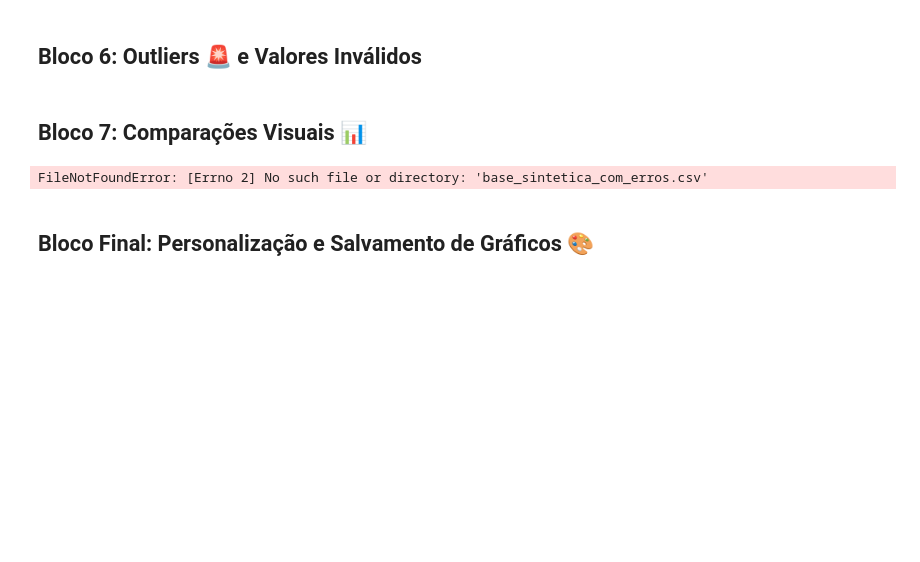
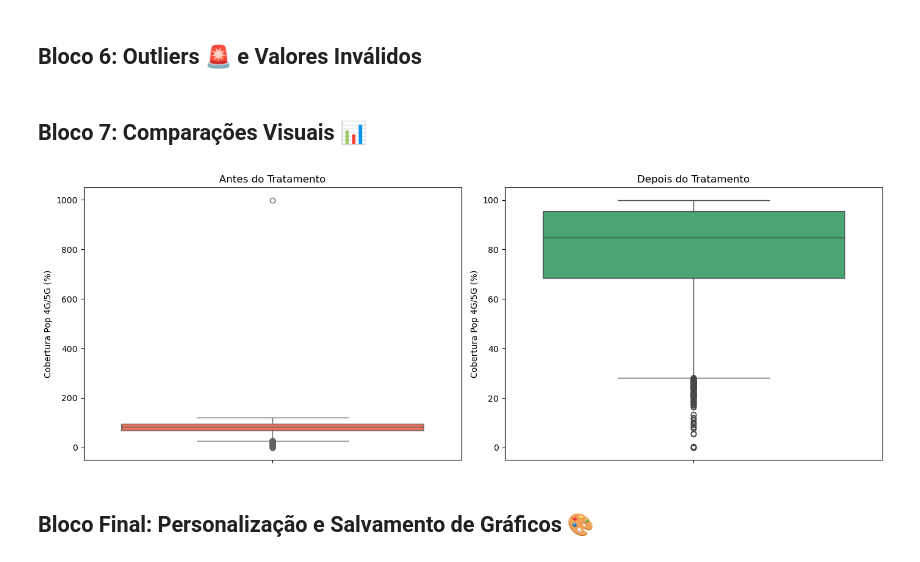
Before and after one commit to saa-lucas/UFC-Statistics-Bachelor, a Jupyter notebook: Extension-and-Teaching-Assistantship/2025-Python-Data-Treatment-Course-SEst/notebooks/minicurso_tratamento_dados.ipynb, the cells around one changed output. Drawn from its saved outputs; the diff is of its cells as text; code cells hidden in the pictures; blank space fills up the shorter version.

```diff
--- a/Extension-and-Teaching-Assistantship/2025-Python-Data-Treatment-Course-SEst/notebooks/minicurso_tratamento_dados.ipynb
+++ b/Extension-and-Teaching-Assistantship/2025-Python-Data-Treatment-Course-SEst/notebooks/minicurso_tratamento_dados.ipynb
@@ -211,26 +211,26 @@ df = df[df['densidade_smp'] >= 0]
 ## Bloco 7: Comparações Visuais 📊
 # %%
 # Converter antes para evitar problema com texto
-raw = pd.read_csv('base_sintetica_com_erros.csv')
+raw = pd.read_csv('../data/base_sintetica_com_erros.csv')
 raw['cobertura_pop_4g5g'] = pd.to_numeric(raw['cobertura_pop_4g5g'], errors='coerce')
 
 # Boxplots lado a lado
 fig, axs = plt.subplots(1, 2, figsize=(14, 5))
 
 sns.boxplot(y=raw['cobertura_pop_4g5g'], ax=axs[0], color='tomato')
 sns.boxplot(y=df['cobertura_pop_4g5g'], ax=axs[1], color='mediumseagreen')
 
 axs[0].set_title('Antes do Tratamento')
 axs[1].set_title('Depois do Tratamento')
 
 axs[0].set_ylabel('Cobertura Pop 4G/5G (%)')
 axs[1].set_ylabel('Cobertura Pop 4G/5G (%)')
 
 plt.tight_layout()
 plt.savefig('comparacao_boxplot.png')
 plt.show()
 # %% [output]
-FileNotFoundError: [Errno 2] No such file or directory: 'base_sintetica_com_erros.csv'
+[figure, added]
 # %% [markdown]
 ## Bloco Final: Personalização e Salvamento de Gráficos 🎨
 # %%
```
Also changed, not shown: parts of 1 cell of this notebook, 2 other files.
